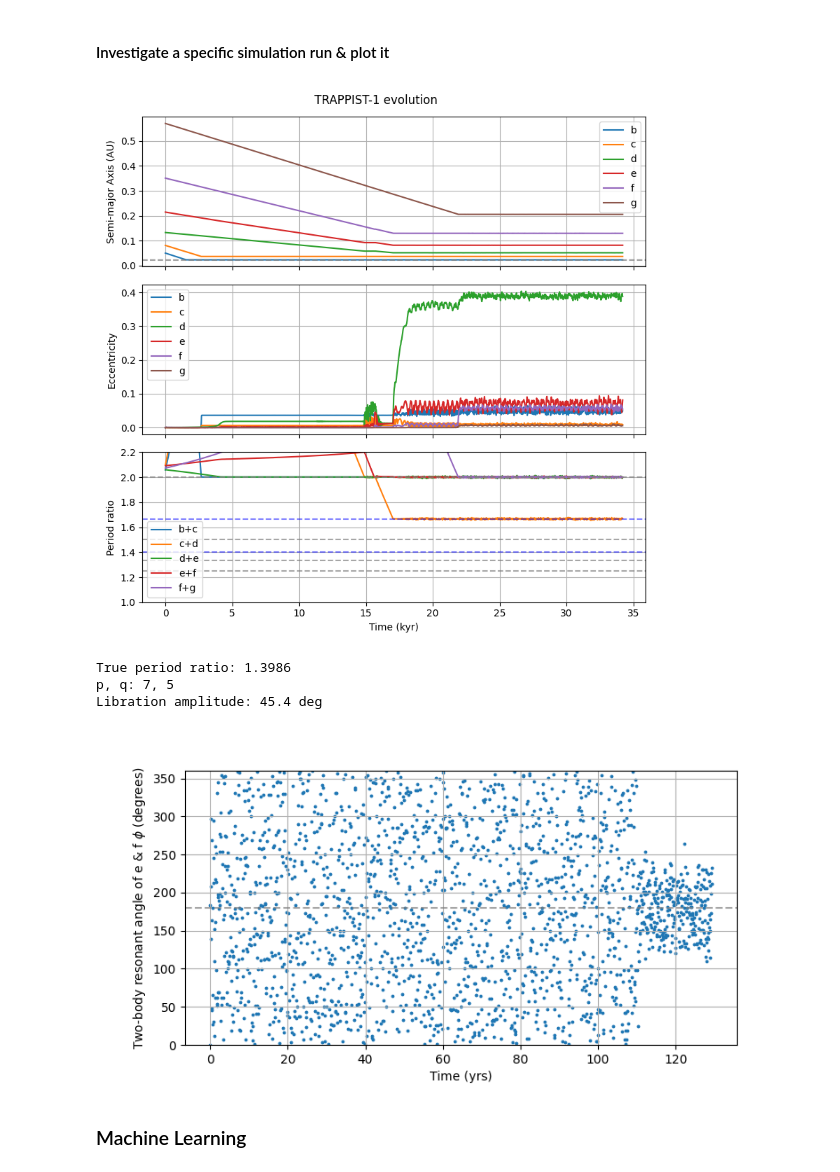
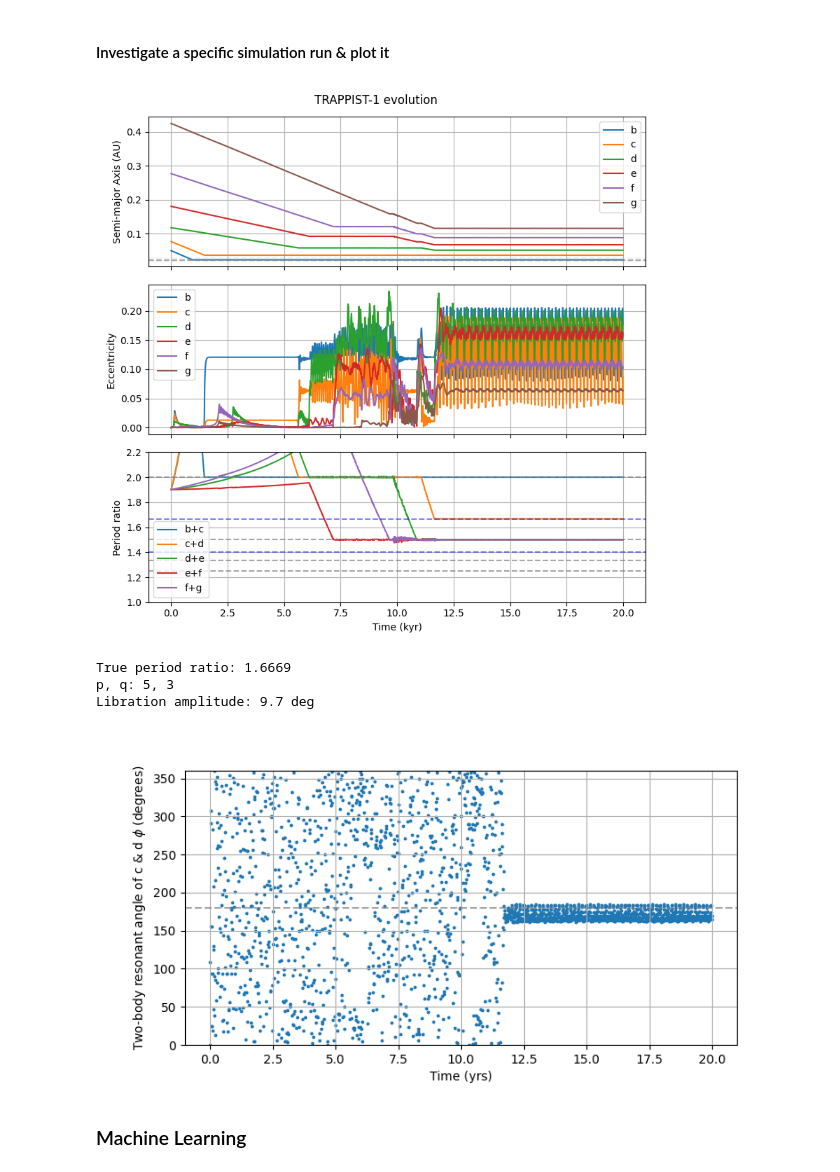
Before and after one commit to dchen10Git/uchi-exoplanets-2025, a Jupyter notebook: trappist1_keller.ipynb, the cells around one changed output. Cells and saved outputs as stored; diff of their text form; code cells hidden in the pictures.

Commit message:
Periodic backup

```diff
--- a/trappist1_keller.ipynb
+++ b/trappist1_keller.ipynb
@@ -75,7 +75,7 @@ Once simulations have been saved, the following code can be used to look at the
 # %%
 # Process data for any given dataset
 # dataset_ids = [2, 3, 4, 5, 6, 7, 8]
-dataset_ids = [13]
+dataset_ids = [10]
 all_outcomes = []
 for dataset_id in dataset_ids:
     outcome_file = f"../sim_results/dataset{dataset_id}/outcomes.pkl"
@@ -137,8 +137,8 @@ print(sim_score_counts)
 print(f"Total sims: {len(scores)}")
 
 # ids with a specific outcome
-selected = outcome_df.loc[scores == 2, ["sim_id", "K_factor", "Sigma_1au", "initial_P_ratios"]]
-print(selected.head())
+selected = outcome_df.loc[scores == 2, ["sim_id", "K_factor", "Sigma_1au"]]
+print(selected[5:20])
 # %% [output]
 MMR pair orders
 outcome
@@ -176,40 +176,40 @@ Total sims: 100
 # %% [markdown]
 #### Investigate a specific simulation run & plot it
 # %%
-sim_id = 28
+sim_id = 94
 base_dir = Path.cwd()
 file_path = base_dir.parent / f"sim_results/dataset{dataset_id}" / f"sim{sim_id}.h5"
 
 row = outcome_df.loc[outcome_df["sim_id"] == sim_id].iloc[0]
 # print(f"Initial P ratios: {row['initial_P_ratios']} | Sigma_1au: {float(row['Sigma_1au']):.4} | K-factor: {float(row['K_factor']):.4}")
 
 saved_sim = t1.load_simulation_run(file_path)
 sim_data = saved_sim[0]
 m_star = saved_sim[1]['m_star']
 planets = {p: sim_data[p] for p in planet_names}
 
 # Example usage
 # print(saved_sim[1]['m_star'])
 # print(planets['b'][:5])
 # print(planets['b']['a'][:5])
 # print(planets['b'].attrs["planet_name"])
 
 # print(mmr_id.check_resonance(m_star, planets['b'], planets['c']))
 # print(mmr_id.res_chain_order(saved_sim))
 # print(mmr_id.res_chain_score(saved_sim))
 
 %matplotlib widget
 t1.plot_trappist1(saved_sim)
 # %% [output]
-[figure, old version]
+[figure, new version]
 # %%
-mmr_id.plot_libration(m_star, planets['e'], planets['f'])
+mmr_id.plot_libration(m_star, planets['c'], planets['d'])
 # mmr_id.plot_libration(m_star, planets['b'], planets['c'], planets['d'])
 # %% [output]
-True period ratio: 1.3986
-p, q: 7, 5
-Libration amplitude: 45.4 deg
+True period ratio: 1.6669
+p, q: 5, 3
+Libration amplitude: 9.7 deg
-[figure, old version]
+[figure, new version]
 # %% [markdown]
 ### Machine Learning
 # %%
```
Also changed, not shown: parts of 5 cells of this notebook, 1 other file.
